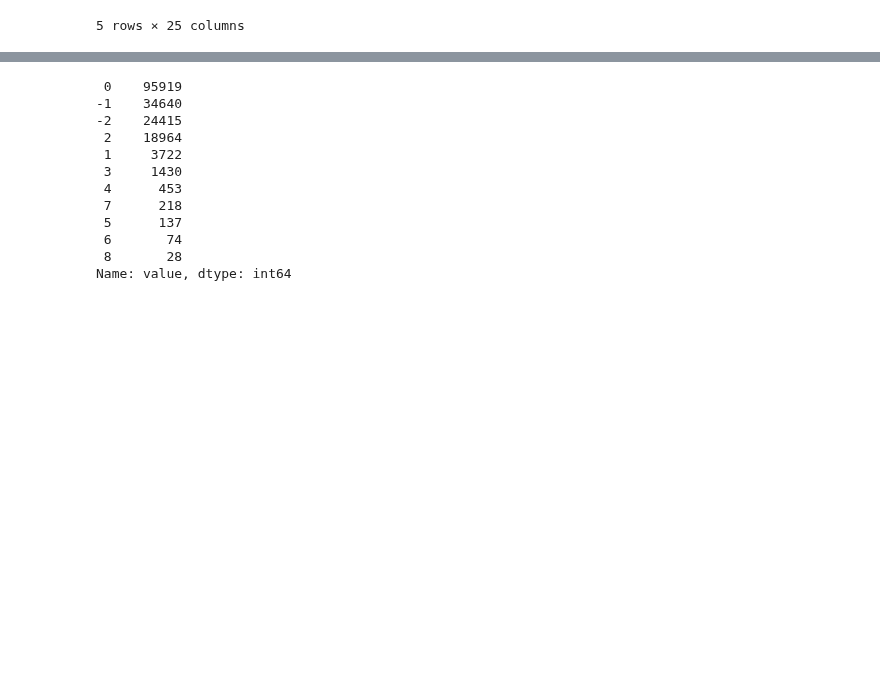
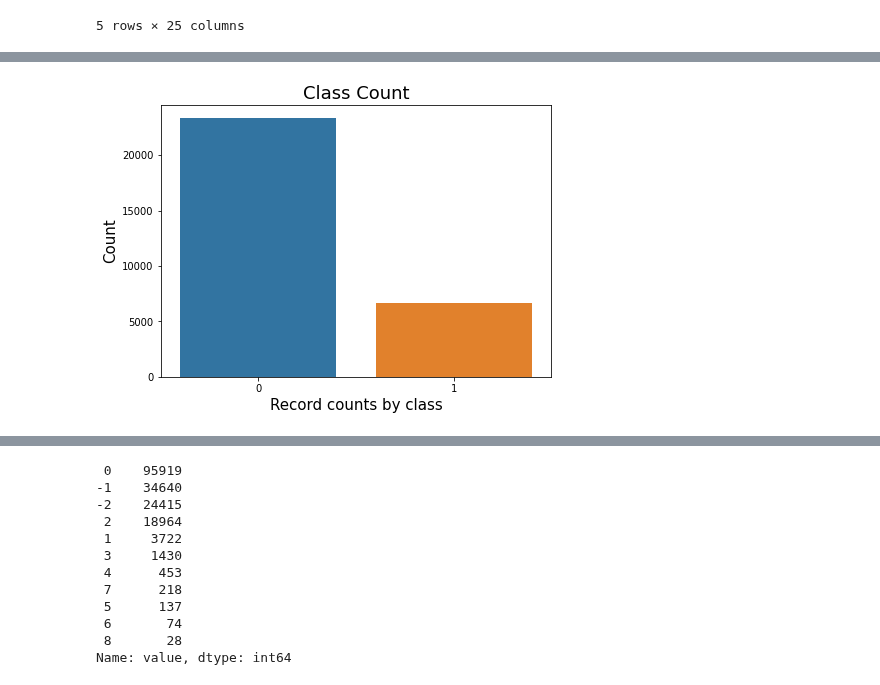
Before and after one commit to rohitrv8922/credit_card_fraud, a Jupyter notebook: RoCredit_Card_Default_Prediction_Capstone_Project.ipynb, the cells around one changed output, grey strips where cells are left out. Cells and saved outputs as stored; diff of their text form; code cells hidden in the pictures; blank space fills up the shorter version.

```diff
--- a/RoCredit_Card_Default_Prediction_Capstone_Project.ipynb
+++ b/RoCredit_Card_Default_Prediction_Capstone_Project.ipynb
@@ -99,0 +246,11 @@ df.head()
+# %%
+# Create a bar plot for the number and percentage of fraudulent vs non-fraudulent transcations
+
+plt.figure(figsize=(7,5))
+sns.countplot(df['default.payment.next.month'])
+plt.title("Class Count", fontsize=18)
+plt.xlabel("Record counts by class", fontsize=15)
+plt.ylabel("Count", fontsize=15)
+plt.show()
+# %% [output]
+[figure, added]
```
Also changed, not shown: parts of 30 cells of this notebook.
